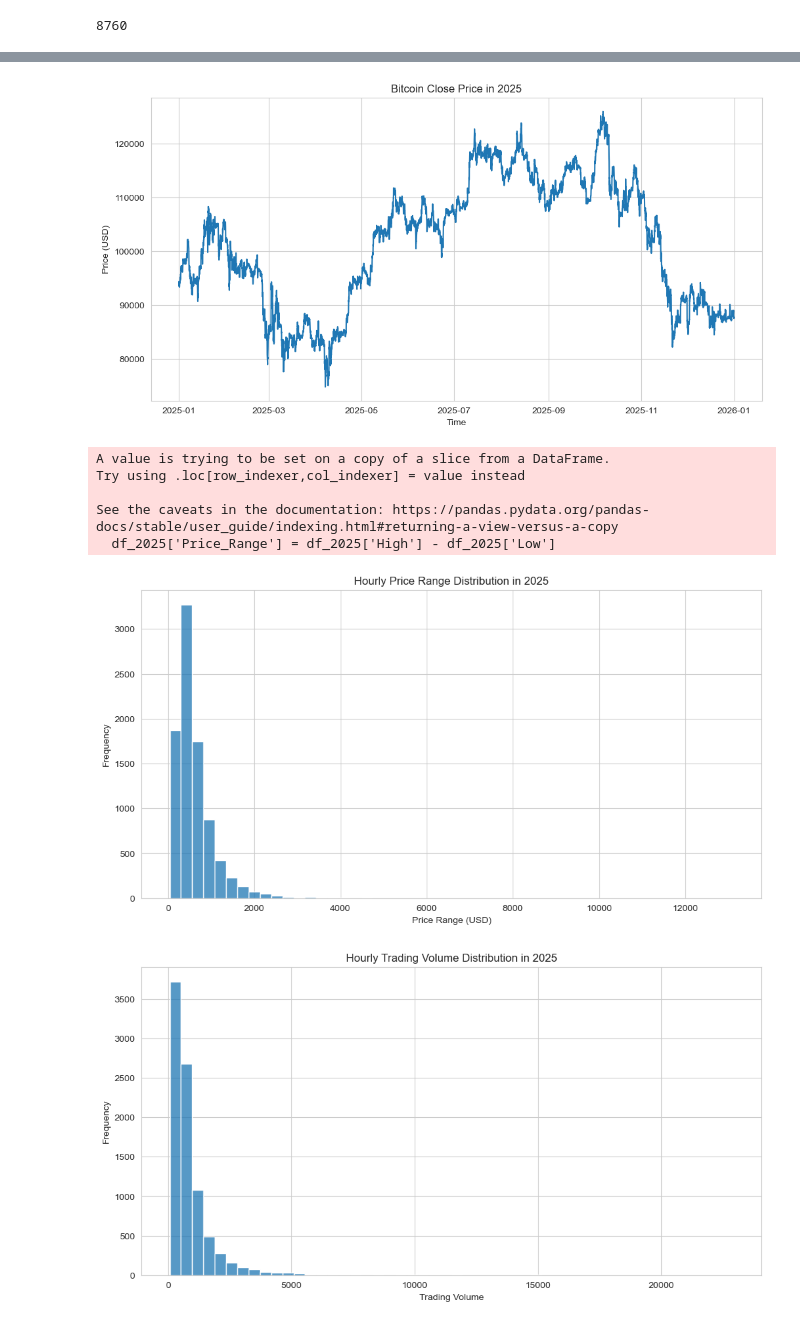
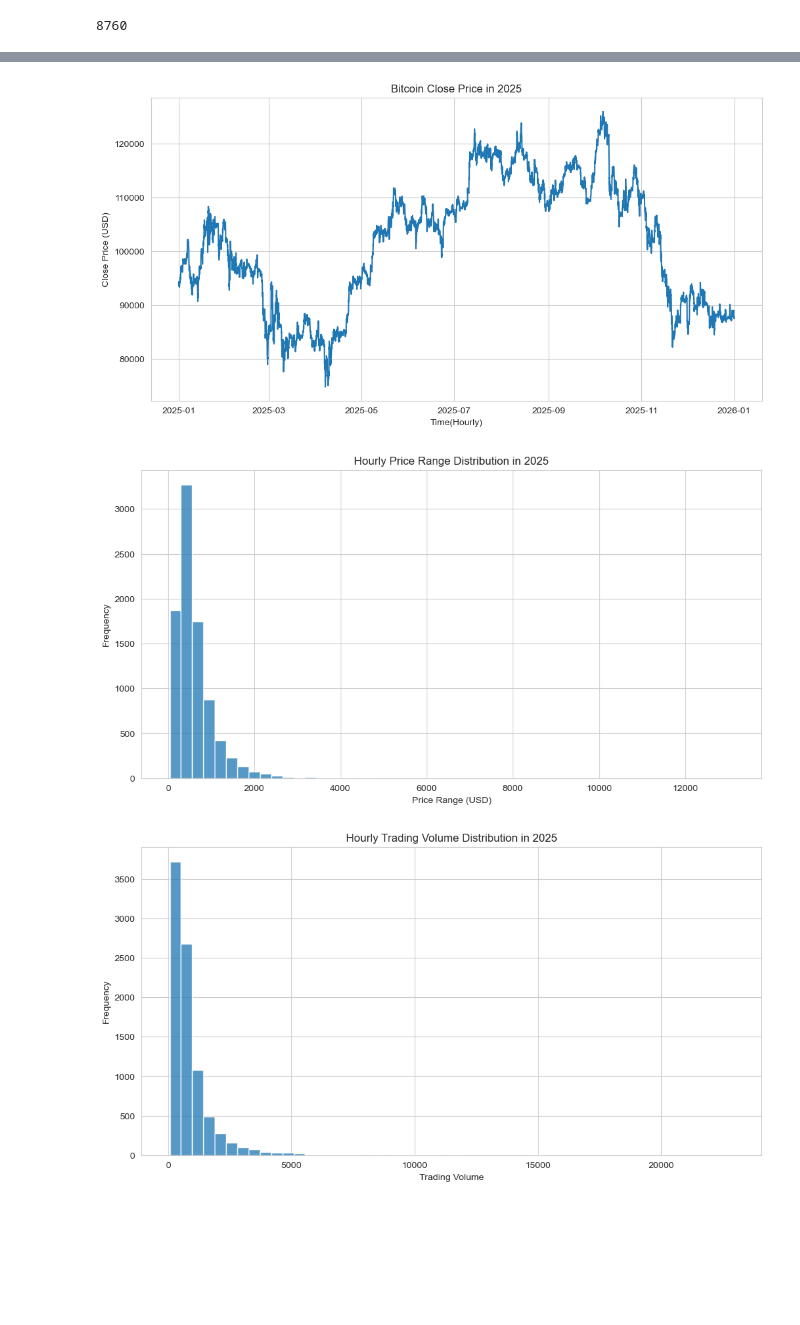
Before and after one commit to mihiniboteju/cryptoflow, a Jupyter notebook: data_processing.ipynb, the cells around one changed output, grey strips where cells are left out. Cells and saved outputs as stored; diff of their text form; code cells hidden in the pictures; blank space fills up the shorter version.

Commit message:
update-data processing and feature engineering

```diff
--- a/data_processing.ipynb
+++ b/data_processing.ipynb
@@ -71,7 +71,7 @@ Shape after removing duplicates and invalid prices:  (70844, 12)
 # %%
 # Data Visulaization(I choose year of 2025)
 # %%
-df_2025 = df[df['Open time'].dt.year == 2025]
+df_2025 = df[df['Open time'].dt.year == 2025].copy()
 print("2025 data shape: ", df_2025.shape)
 len(df_2025)
 # %% [output]
@@ -80,13 +96,19 @@ len(df_2025)
+# %%
+df_2025 = df_2025.dropna(
+    subset=['Open','High','Low','Close','Volume']
+)
+df_2025 = df_2025.drop_duplicates()
+df_2025 = df_2025[df_2025['High'] >= df_2025['Low']]
 # %%
 # Time series price behaviour
 
 plt.plot(df_2025['Open time'], df_2025['Close'])
 plt.title("Bitcoin Close Price in 2025")
-plt.xlabel("Time")
-plt.ylabel("Price (USD)")
+plt.xlabel("Time(Hourly)")
+plt.ylabel("Close Price (USD)")
 plt.show()
 # %% [output]
-[figure, old version]
+[figure, new version]
 # %%
 # Price Chaging Distribution
 
@@ -97,11 +119,6 @@ plt.xlabel("Price Range (USD)")
 plt.ylabel("Frequency")
 plt.show()
 # %% [output]
-A value is trying to be set on a copy of a slice from a DataFrame.
-Try using .loc[row_indexer,col_indexer] = value instead
-
-See the caveats in the documentation: https://pandas.pydata.org/pandas-docs/stable/user_guide/indexing.html#returning-a-view-versus-a-copy
-  df_2025['Price_Range'] = df_2025['High'] - df_2025['Low']
 [figure]
 # %%
 # Trading volume distribution
```
Also changed, not shown: parts of 13 cells of this notebook, 2 other files.
